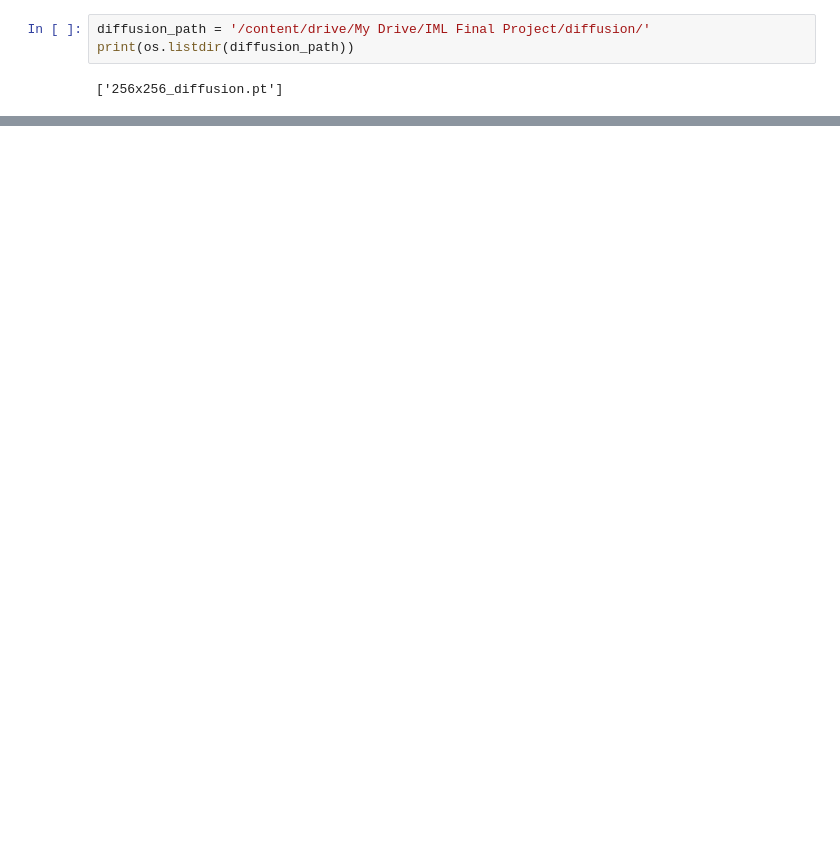
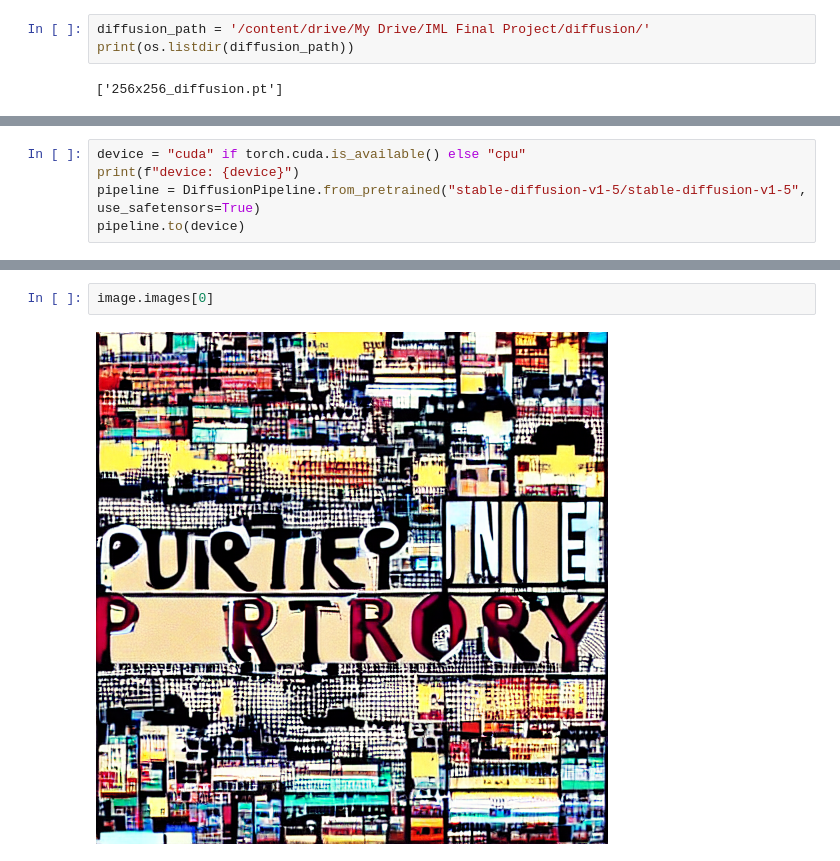
Before and after one commit to Zachary-Wenhao/IML-Team-Attack-Diffusion-Model, a Jupyter notebook: diffusion.ipynb, the cells around one changed output, grey strips where cells are left out. Drawn from its saved outputs; the diff is of its cells as text; blank space fills up the shorter version.

```diff
--- a/diffusion.ipynb
+++ b/diffusion.ipynb
@@ -16,0 +67,5 @@ diff256 = torch.load(os.path.join(diffusion_path, '256x256_diffusion.pt'))
+# %%
+device = "cuda" if torch.cuda.is_available() else "cpu"
+print(f"device: {device}")
+pipeline = DiffusionPipeline.from_pretrained("stable-diffusion-v1-5/stable-diffusion-v1-5", use_safetensors=True)
+pipeline.to(device)
@@ -16,0 +121,4 @@ diff256 = torch.load(os.path.join(diffusion_path, '256x256_diffusion.pt'))
+# %%
+image.images[0]
+# %% [output]
+[figure, added]
```
Also changed, not shown: parts of 22 cells of this notebook.
